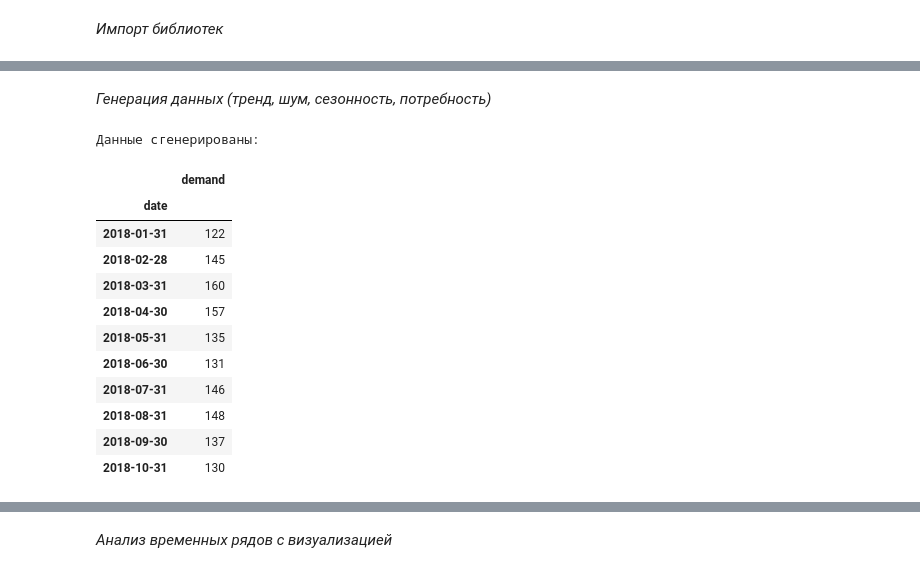
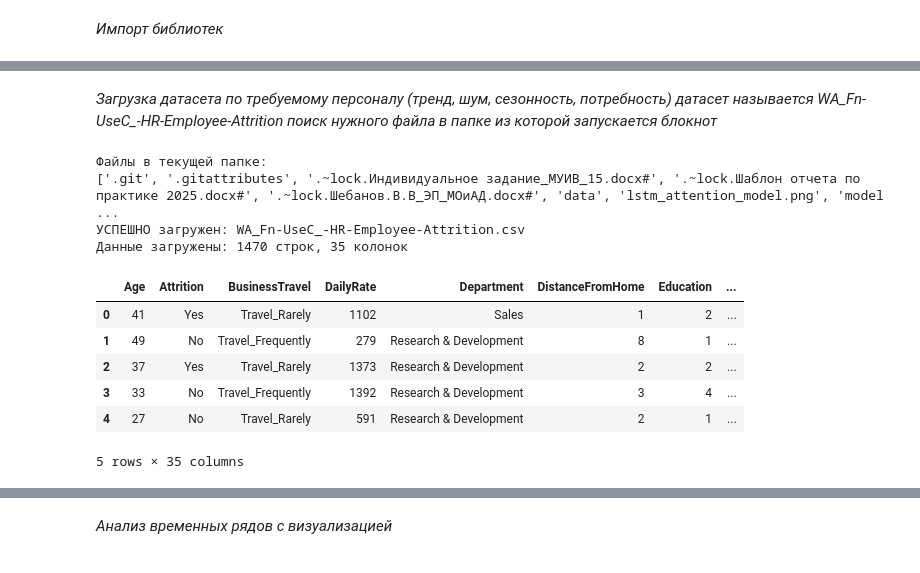
Before and after one commit to Slavik993/Explytacionnaya_Practica_Machine_Learning_5semestr, a Jupyter notebook: Shebanov_V15.ipynb, the cells around one changed output, grey strips where cells are left out. Cells and saved outputs as stored; diff of their text form; code cells hidden in the pictures.

```diff
--- a/Shebanov_V15.ipynb
+++ b/Shebanov_V15.ipynb
@@ -42,45 +44,43 @@ print("Готово к работе!")
 TensorFlow: 2.15.0
 GPU: Нет
 Готово к работе!
-# %% [markdown]
-*Генерация данных (тренд, шум, сезонность, потребность)*
-# %%
-np.random.seed(42)
-dates = pd.date_range(start='2018-01-01', periods=84, freq='M')
-n = len(dates)
-
-# Тренд: рост на 3 человека в месяц
-trend = 120 + 3 * np.arange(n)
-
-# Сезонность: пик в сентябре-октябре (набор), спад в январе
-seasonality = 20 * np.sin(2 * np.pi * (np.arange(n) % 12) / 12) + \
-              15 * np.sin(4 * np.pi * (np.arange(n) % 12) / 12)
-
-# Шум
-noise = np.random.normal(0, 5, n)
-
-# Итоговая потребность
-demand = trend + seasonality + noise
-demand = np.round(demand).astype(int)
-demand = np.clip(demand, 100, None)
-
-df = pd.DataFrame({'date': dates, 'demand': demand})
-df.set_index('date', inplace=True)
-
-print("Данные сгенерированы:")
-display(df.head(10))
-# %% [output]
-Данные сгенерированы:
-|  | demand |
-| date |  |
-| 2018-01-31 | 122 |
-| 2018-02-28 | 145 |
-| 2018-03-31 | 160 |
-| 2018-04-30 | 157 |
-| 2018-05-31 | 135 |
-| 2018-06-30 | 131 |
-| 2018-07-31 | 146 |
-| 2018-08-31 | 148 |
-| 2018-09-30 | 137 |
-| 2018-10-31 | 130 |
+# %% [markdown]
+*Загрузка датасета по требуемому персоналу (тренд, шум, сезонность, потребность) датасет называется WA_Fn-UseC_-HR-Employee-Attrition поиск нужного файла в папке из которой запускается блокнот*
+# %%
+import pandas as pd
+import os
+
+# Проверка файлов
+print("Файлы в текущей папке:")
+print(os.listdir('.'))
+
+# Поиск нужного
+possible_names = [
+    'WA_Fn-UseC_-HR-Employee-Attrition.csv'  # самый частый
+]
+
+df = None
+for name in possible_names:
+    if os.path.exists(name):
+        df = pd.read_csv(name)
+        print(f"УСПЕШНО загружен: {name}")
+        break
+
+if df is None:
+    print("Файл не найден! Переименуй его в один из вариантов выше или положи в папку data/")
+else:
+    print(f"Данные загружены: {df.shape[0]} строк, {df.shape[1]} колонок")
+    display(df.head())
+# %% [output]
+Файлы в текущей папке:
+['.git', '.gitattributes', '.~lock.Индивидуальное задание_МУИВ_15.docx#', '.~lock.Шаблон отчета по практике 2025.docx#', '.~lock.Шебанов.В.В_ЭП_МОиАД.docx#', 'data', 'lstm_attention_model.png', 'model ...
+УСПЕШНО загружен: WA_Fn-UseC_-HR-Employee-Attrition.csv
+Данные загружены: 1470 строк, 35 колонок
+|  | Age | Attrition | BusinessTravel | DailyRate | Department | DistanceFromHome | Education | ... |
+| 0 | 41 | Yes | Travel_Rarely | 1102 | Sales | 1 | 2 | ... |
+| 1 | 49 | No | Travel_Frequently | 279 | Research & Development | 8 | 1 | ... |
+| 2 | 37 | Yes | Travel_Rarely | 1373 | Research & Development | 2 | 2 | ... |
+| 3 | 33 | No | Travel_Frequently | 1392 | Research & Development | 3 | 4 | ... |
+| 4 | 27 | No | Travel_Rarely | 591 | Research & Development | 2 | 1 | ... |
+5 rows × 35 columns
 # %% [markdown]
```
Also changed, not shown: parts of 26 cells of this notebook, 41 other files.
